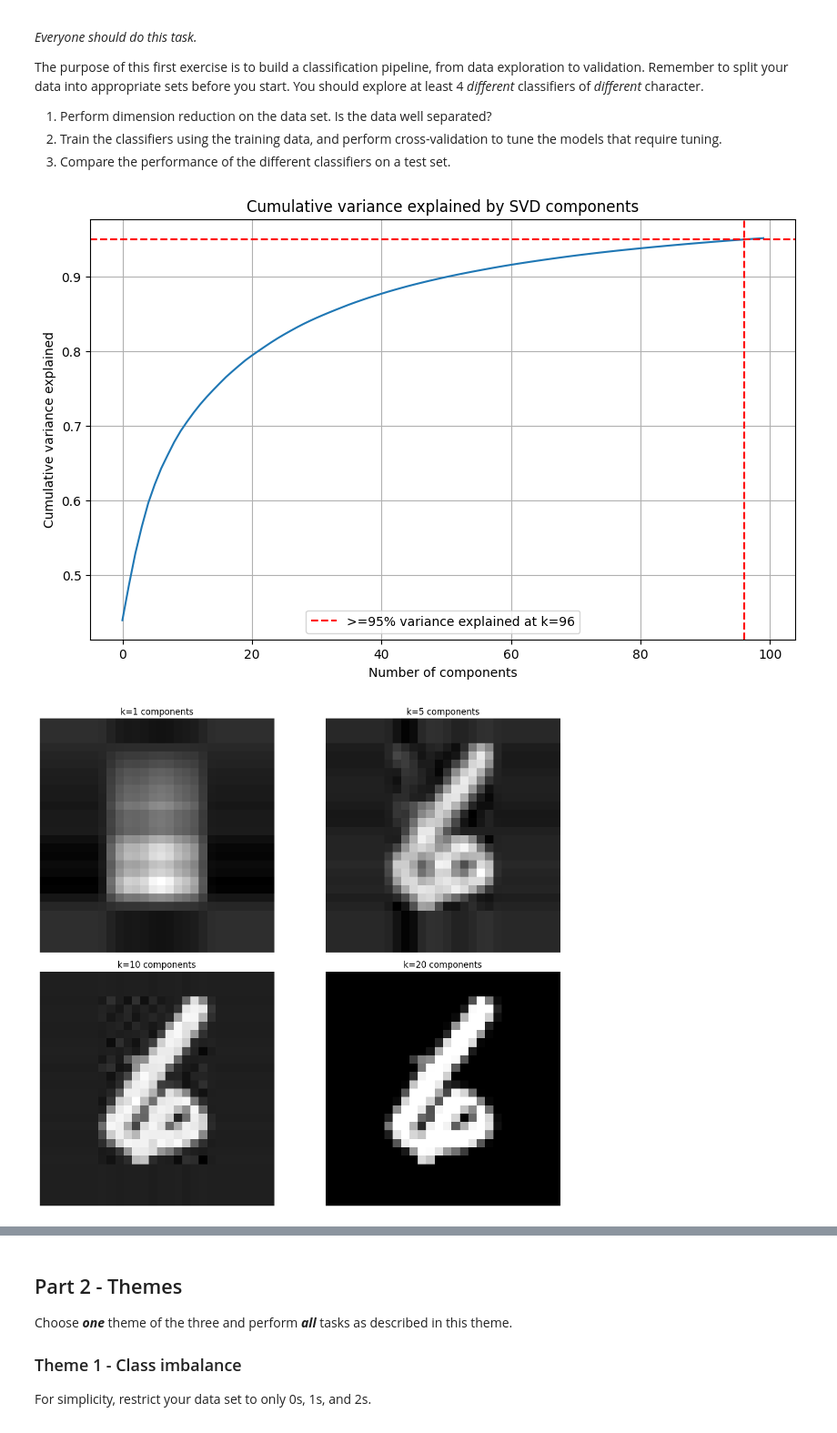
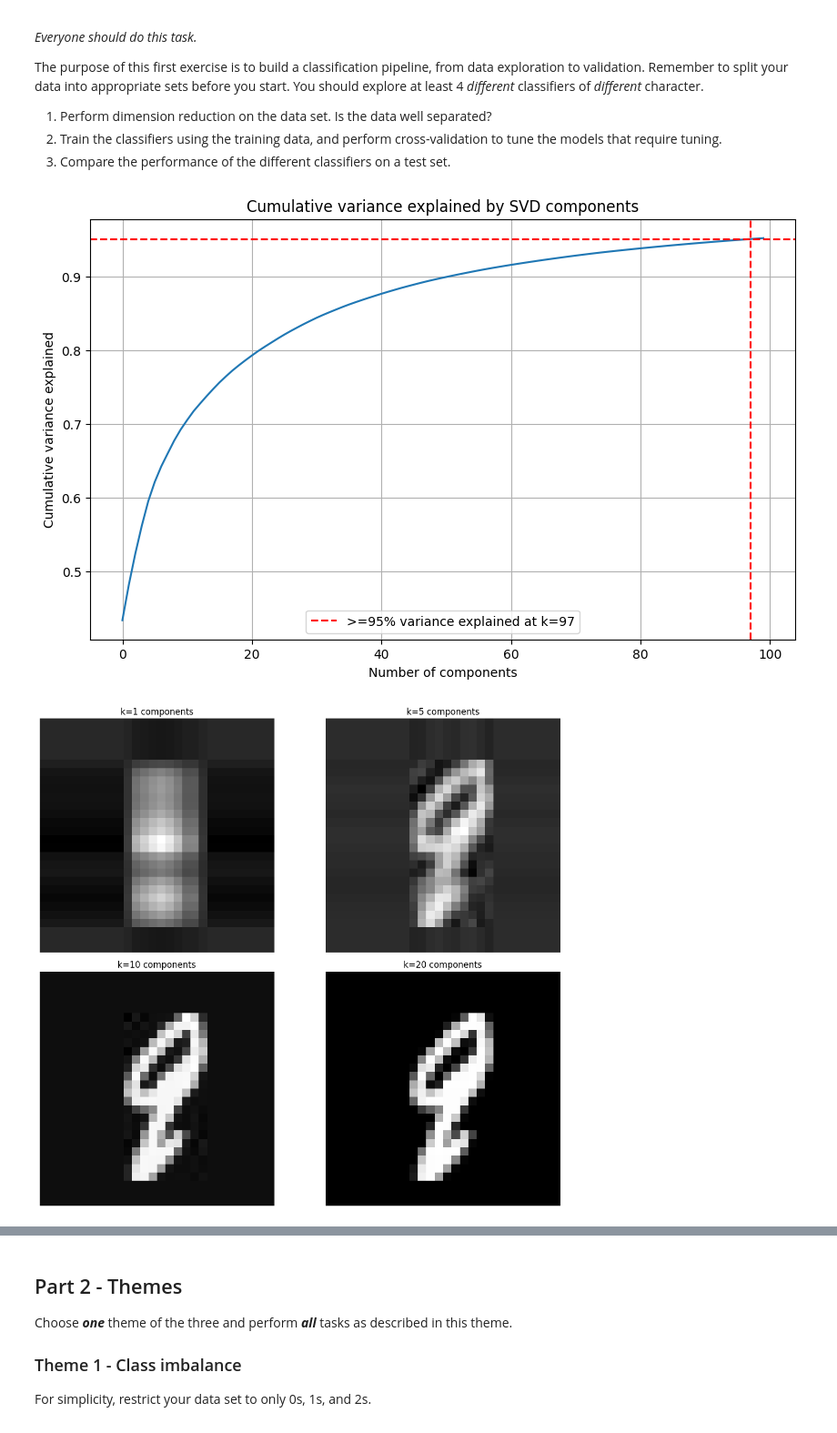
Before and after one commit to CleosCleopatra/Big_data_1, a Jupyter notebook: project1Py.ipynb, the cells around one changed output, grey strips where cells are left out. Shown at 91% size. Cells and saved outputs as stored; diff of their text form; code cells hidden in the pictures.

```diff
--- a/project1Py.ipynb
+++ b/project1Py.ipynb
@@ -129,6 +129,8 @@ You should explore at least 4 *different* classifiers of *different* character.
 2. Train the classifiers using the training data, and perform cross-validation to tune the models that require tuning.
 3. Compare the performance of the different classifiers on a test set.
 # %%
+#Visualisations
+"""
 import numpy as np
 import matplotlib.pyplot as plt
 from matplotlib.colors import ListedColormap
@@ -139,21 +141,26 @@ from matplotlib import colormaps
 
 import matplotlib.pyplot as plt
 import numpy as np
+from sklearn.model_selection import train_test_split
 
 color_map = plt.cm.tab10
 
 images = np.array(images)
 labels = np.array(labels).ravel()
 
-n_images = images.shape[0]
+
+
+
+X_train, X_test, y_train, y_test = train_test_split(images, labels, test_size=0.2, random_state=42)
+
+n_images = X_train.shape[0]
 n_samples = 9
-
 
 #Get 2000 random digits
 np.random.seed(1000)
 sample_idx = np.random.choice(n_images, 2000, replace=False)
-X_sample = images[sample_idx]
-y_sample = labels[sample_idx]
+X_sample = X_train[sample_idx]
+y_sample = y_train[sample_idx]
 
 #Compute SVD (looks at different things and how much they matter basically)
 U, S, vt = np.linalg.svd(X_sample, full_matrices = False)
@@ -178,34 +185,35 @@ plt.figure(figsize=(10, 6))
 plt.plot(var_explained[:100])
 plt.axhline(y=var_95, color='r', linestyle='--', label=f'>=95% variance explained at k={indx_95}')
 plt.axvline(x=indx_95, color='r', linestyle='--')
 plt.xlabel('Number of components')
 plt.ylabel('Cumulative variance explained')
 plt.title('Cumulative variance explained by SVD components')
 plt.grid(True)
 plt.legend()
 plt.show()
 
 
 
 #Looks at a singular test_image
 test_image = X_sample[5].astype(np.float64)
 test_image = test_image.reshape(28, 28)  # Reshape to 28x28 for visualization
 
 fig, axes = plt.subplots(2,2, figsize=(12, 10))
 
 U_one, S_one, vt_one = np.linalg.svd(test_image - np.mean(test_image), full_matrices = False)
 #Tests different k values for this test image and show the results we get
 for i, k in enumerate([1, 5, 10, 20]):
     ax = axes.flat[i]
     #Reconstrust the image looking only at the first k components
     recon = U_one[:, :k] @ np.diag(S_one[:k]) @ vt_one[:k, :] + np.mean(test_image)
     ax.imshow(recon, cmap='gray')
     ax.set_title(f'k={k} components')
     ax.axis('off')
 plt.tight_layout()
 plt.show()
+"""
 # %% [output]
-[figure, old version]
+[figure, new version]
-[figure, old version]
+[figure, new version]
 # %%
 #Get only the k first thingys
```
Also changed, not shown: parts of 9 cells of this notebook.
